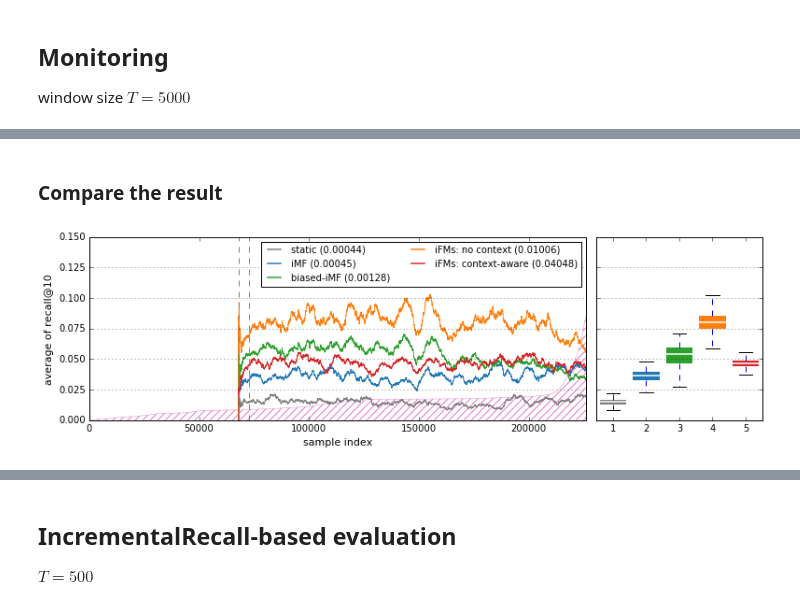
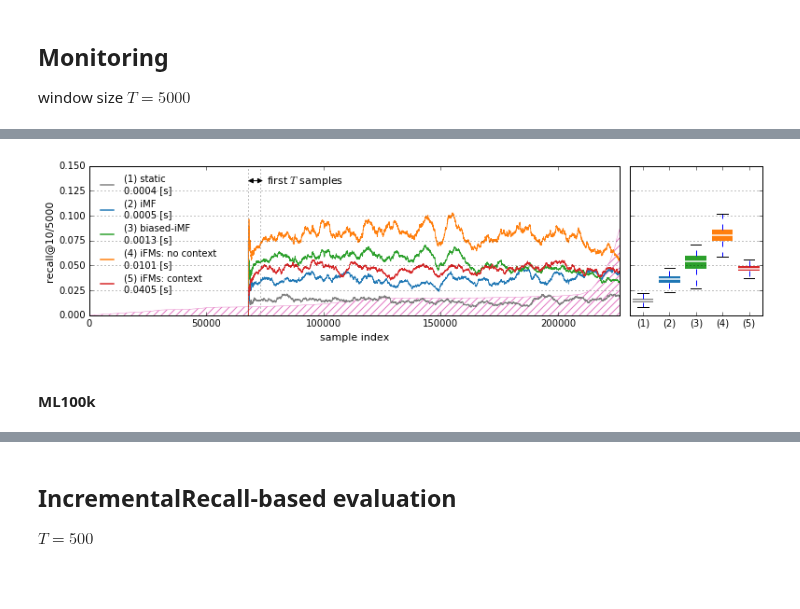
Before and after one commit to takuti/stream-recommender, a Jupyter notebook: experiment.ipynb, the cells around one changed output, grey strips where cells are left out. Drawn from its saved outputs; the diff is of its cells as text; code cells hidden in the pictures; blank space fills up the shorter version.

Commit message:
:notebook: update figures

```diff
--- a/experiment.ipynb
+++ b/experiment.ipynb
@@ -44,16 +51,16 @@ for i in range(len(colors)):
 # %%
-def plot_setting(fig, ax, head=0):
+def plot_setting(fig, ax, head=0, T=5000):
     ax.set_xlabel('sample index', fontsize=11)
-    ax.set_ylabel('average of recall@10', fontsize=11)
+    ax.set_ylabel(r'recall@10/%d' % T, fontsize=11)
     ax.yaxis.grid(True)
     ax.set_yticks([0.00, 0.025, 0.05, 0.075, 0.10, 0.125, 0.15])
     ax.set_ylim([0.0, 0.15])
 
     # 30% pre-train | 70% evaluate
-    ax.axvline(x=head, linewidth=1, linestyle='--', color=colors[14])
+    ax.axvline(x=head, linewidth=1, linestyle=':', color=colors[14])
 
     # head-of-evaluate | first 5000 samples (1st window)
-    ax.axvline(x=head+5000-1, linewidth=1, linestyle='--', color=colors[14])
+    ax.axvline(x=head+5000-1, linewidth=1, linestyle=':', color=colors[14])
 
     fig.set_size_inches((5.5,3))
     fig.patch.set_alpha(0.0)
@@ -165,12 +132,14 @@ iFMs5000_ctx_time
-# %% [markdown]
-### Compare the result
+# %%
+base5000_avgs, base5000_time = read_result('results/recsys-2016/ML1M/5000/baseline.txt') # epoch=8
+iMF5000_avgs, iMF5000_time = read_result('results/recsys-2016/ML1M/5000/iMF.txt') # epoch=8
+BiMF5000_avgs, BiMF5000_time = read_result('results/recsys-2016/ML1M/5000/biased-iMF.txt') # epoch=2
+iFMs5000_avgs, iFMs5000_time = read_result('results/recsys-2016/ML1M/5000/iFMs_no_context.txt') # epoch=1
+iFMs5000_ctx_avgs, iFMs5000_ctx_time = read_result('results/recsys-2016/ML1M/5000/iFMs_context_aware.txt') # epoch=1
 # %%
 fig = plt.figure()
-gs = gridspec.GridSpec(1, 2, width_ratios=[3, 1])
+gs = gridspec.GridSpec(1, 2, width_ratios=[4, 1])
 
 ax = plt.subplot(gs[0])
-
-model_colors = [colors[14], colors[0], colors[4], colors[2], colors[6]]
 
 # axis #2: the distribution of a 'time' feature
 ax2 = ax.twinx()
@@ -184,40 +153,44 @@ ax2.get_yaxis().set_visible(False)
 
 # axis #1: simple moving average of recall
 x = np.arange(len(base5000_avgs))+exp.data.n_batch_train
-ax.plot(x, base5000_avgs, c=model_colors[0], label='static (%.5f)' % base5000_time)
-ax.plot(x, iMF5000_avgs, c=model_colors[1], lw=.8, label='iMF (%.5f)' % iMF5000_time)
-ax.plot(x, BiMF5000_avgs, c=model_colors[2], lw=.8, label='biased-iMF (%.5f)' % BiMF5000_time)
-ax.plot(x, iFMs5000_avgs, c=model_colors[3], lw=.8, label='iFMs: no context (%.5f)' % iFMs5000_time)
-ax.plot(x, iFMs5000_ctx_avgs, c=model_colors[4], lw=.8, label='iFMs: context-aware (%.5f)' % iFMs5000_ctx_time)
+ax.plot(x, base5000_avgs, c=model_colors[0], label='(1) static\n%.4f [s]' % base5000_time)
+ax.plot(x, iMF5000_avgs, c=model_colors[1], lw=.8, label='(2) iMF\n%.4f [s]' % iMF5000_time)
+ax.plot(x, BiMF5000_avgs, c=model_colors[2], lw=.8, label='(3) biased-iMF\n%.4f [s]' % BiMF5000_time)
+ax.plot(x, iFMs5000_avgs, c=model_colors[3], lw=.8, label='(4) iFMs: no context\n%.4f [s]' % iFMs5000_time)
+ax.plot(x, iFMs5000_ctx_avgs, c=model_colors[4], lw=.8, label='(5) iFMs: context\n%.4f [s]' % iFMs5000_ctx_time)
 ax.set_xlim((0, exp.data.n_sample-1))
+ax.annotate(r'first $T$ samples', xy=(exp.data.n_batch_train-1000, 0.135), xytext=(exp.data.n_batch_train+8000, 0.1325), size=11, color='k',
+            arrowprops=dict(color='k', lw=1., arrowstyle='<|-|>'))
 ax.set_zorder(ax2.get_zorder()+1)
 ax.patch.set_visible(False)
 
 plot_setting(fig, ax, exp.data.n_batch_train-1)
-fig.set_size_inches((11,3.5))
+fig.set_size_inches((11,3.))
 
-leg = ax.legend(fontsize=10, loc='upper right', ncol=2)
+leg = ax.legend(fontsize=10, loc='upper left', frameon=False, framealpha=False)
 for legobj in leg.legendHandles:
     legobj.set_linewidth(1.5)
 
 ax_box = plt.subplot(gs[1])
 ax_box.yaxis.grid(True)
 
 bp = ax_box.boxplot([base5000_avgs, iMF5000_avgs, BiMF5000_avgs, iFMs5000_avgs, iFMs5000_ctx_avgs], 0, '', widths=0.8, patch_artist=True)
 
 # facecolor
 for box, color in zip(bp['boxes'], model_colors):
     box.set(color=color, linewidth=0.)
 
 for median in bp['medians']:
     median.set(color='white', linewidth=1.5)
 
-ax_box.set_xticklabels(['1', '2', '3', '4', '5'])
+ax_box.set_xticklabels(['(1)', '(2)', '(3)', '(4)', '(5)'])
 ax_box.set_yticks([0.00, 0.025, 0.05, 0.075, 0.10, 0.125, 0.15])
 ax_box.set_yticklabels(['', '', '', '', '', '', ''])
 ax_box.set_ylim([0.0, 0.15])
 
 plt.tight_layout()
 fig.savefig('../../paper/images/recsys-2016/ml-1m-recall-box.eps')
 # %% [output]
-[figure, old version]
+[figure, new version]
+# %% [markdown]
+#### ML100k
```
Also changed, not shown: parts of 17 cells of this notebook.
